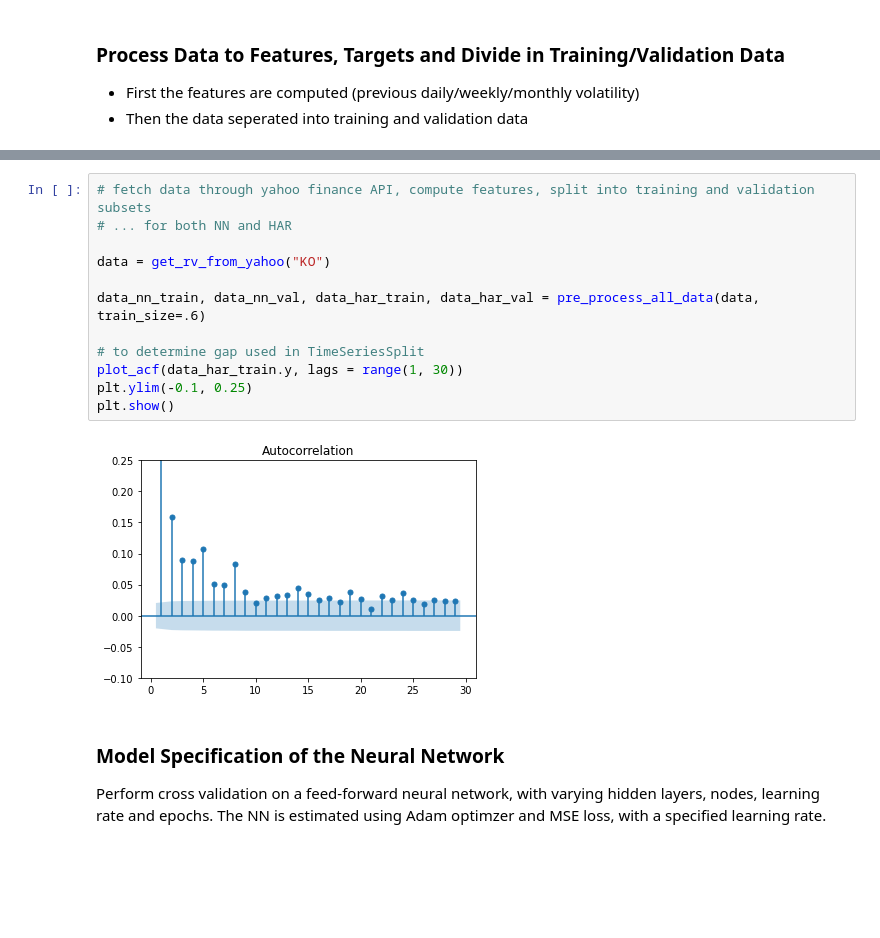
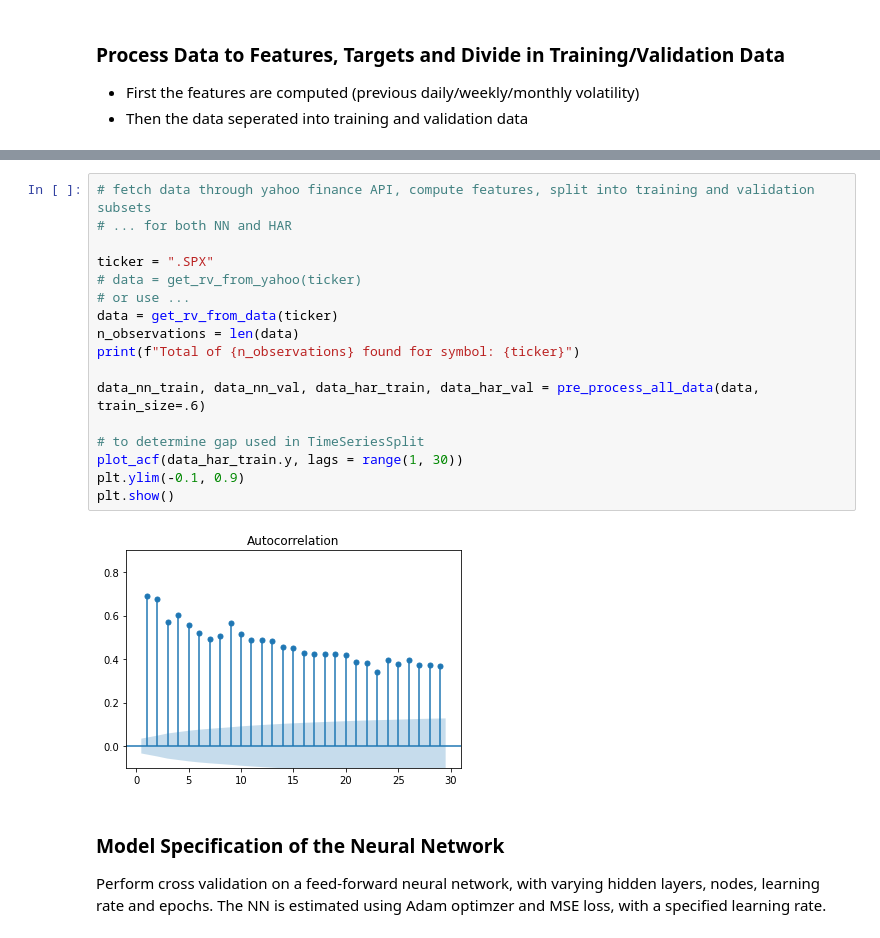
Before and after one commit to CodingNoob234/casestudy-neural-networks, a Jupyter notebook: main.ipynb, the cells around one changed output, grey strips where cells are left out. Drawn from its saved outputs; the diff is of its cells as text; blank space fills up the shorter version.

```diff
--- a/main.ipynb
+++ b/main.ipynb
@@ -44,17 +44,22 @@ print(get_tickers_in_data())
 # %%
 # fetch data through yahoo finance API, compute features, split into training and validation subsets
 # ... for both NN and HAR
 
-data = get_rv_from_yahoo("KO")
+ticker = ".SPX"
+# data = get_rv_from_yahoo(ticker)
+# or use ...
+data = get_rv_from_data(ticker)
+n_observations = len(data)
+print(f"Total of {n_observations} found for symbol: {ticker}")
 
 data_nn_train, data_nn_val, data_har_train, data_har_val = pre_process_all_data(data, train_size=.6)
 
 # to determine gap used in TimeSeriesSplit
 plot_acf(data_har_train.y, lags = range(1, 30))
-plt.ylim(-0.1, 0.25)
+plt.ylim(-0.1, 0.9)
 plt.show()
 # %% [output]
-[figure, old version]
+[figure, new version]
 # %% [markdown]
 ### Model Specification of the Neural Network
 Perform cross validation on a feed-forward neural network, with varying hidden layers, nodes, learning rate and epochs.
```
Also changed, not shown: parts of 8 cells of this notebook, 7 other files.
